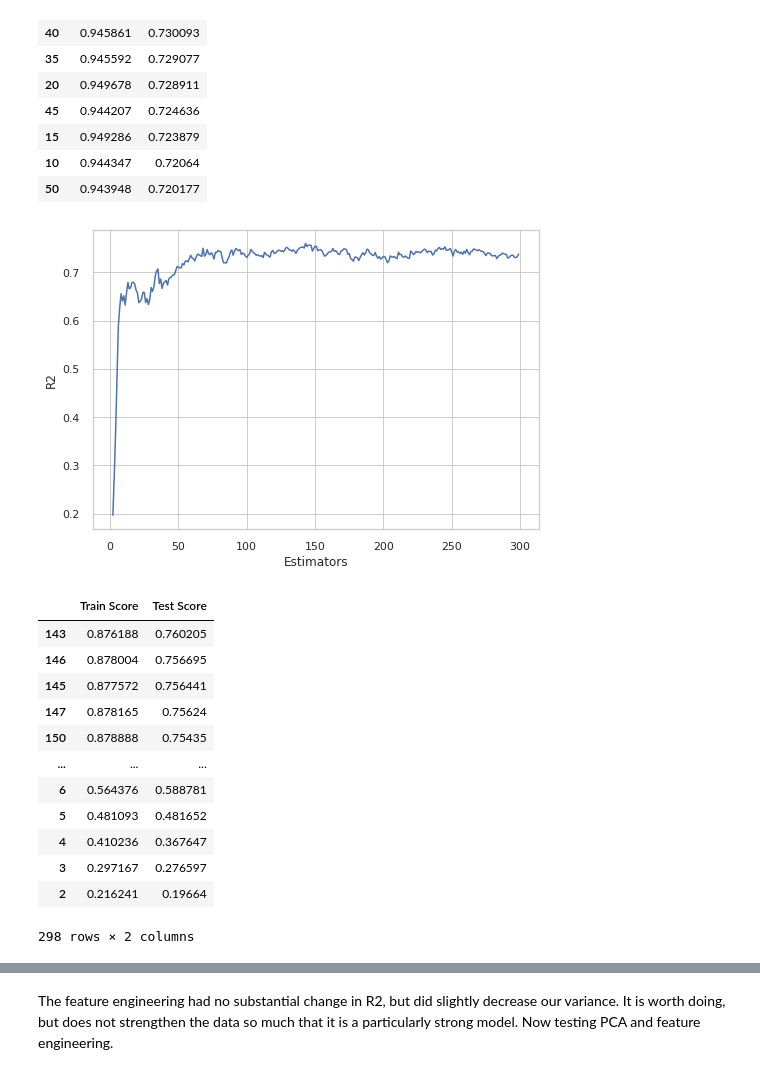
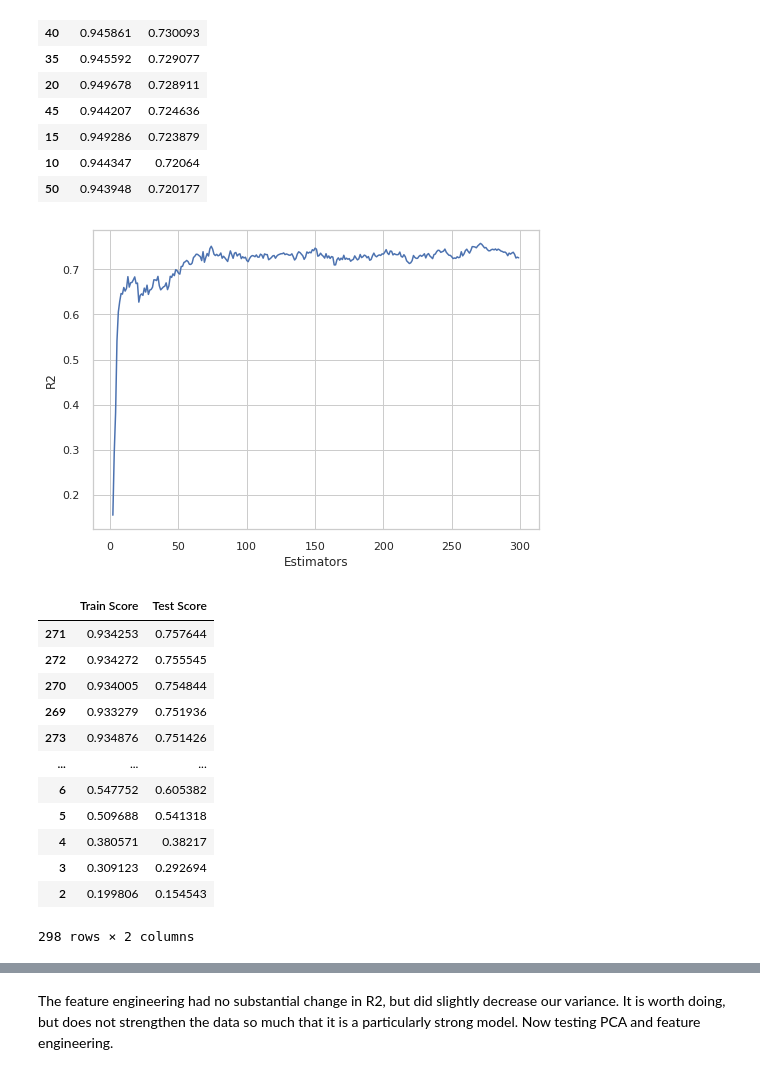
Before and after one commit to blakedshull/Project2, a Jupyter notebook: Project_2.ipynb, the cells around one changed output, grey strips where cells are left out. Drawn from its saved outputs; the diff is of its cells as text; code cells hidden in the pictures.

```diff
--- a/Project_2.ipynb
+++ b/Project_2.ipynb
@@ -838,5 +992,5 @@ df.head()
 | 3 | 2013.5 | 13.3 | 561.98450 | 5 | 24.98746 | 121.54391 | ... |
 | 4 | 2012.8333333 | 5.0 | 390.56840 | 5 | 24.97937 | 121.54245 | ... |
 # %%
-df = df.drop(columns=['transaction date'])
+df2 = df2.drop(columns=['transaction date'])
 # %%
@@ -889,10 +1044,13 @@ plt.xticks(rotation = 45)
 [figure]
 # %% [markdown]
 Now, to check the effect of feature engineering, I will be doing the same regression, tuning, and metrics as above.
+# %%
+X3 = df2.drop(columns=['house price of unit area'])
+y3 = df2['house price of unit area']
 # %%
-X_train, X_test, y_train, y_test = train_test_split(X, y, random_state=42)
+X3_train, X3_test, y3_train, y3_test = train_test_split(X3, y3, random_state=42)
 scaler = StandardScaler()
-ohe = ohe = OneHotEncoder(sparse=False)
+ohe = OneHotEncoder(sparse=False)
 # %%
 from sklearn import set_config
 set_config(display='diagram')
@@ -928,6 +1086,9 @@ ColumnTransformer(transformers=[('pipeline-1',
 # %%
 bag_tree = BaggingRegressor(random_state = 42)
 bag_pipe_proc = make_pipeline(preprocessor, bag_tree)
-bag_pipe_proc.fit(X_train, y_train)
-evaluate(bag_pipe_proc, X_train, X_test, y_train, y_test)
+bag_pipe_proc.fit(X3_train, y3_train)
+print('Training')
+eval(y3_train, bag_pipe_proc.predict(X3_train))
+print('Testing')
+eval(y3_test, bag_pipe_proc.predict(X3_test))
 # %% [output]
@@ -1030,34 +1226,34 @@ bag_scores_proc
 # %%
 samples_proc = list(range(2, 300))
 bag_scores2_proc = pd.DataFrame(index=samples_proc, columns=['Train Score', 'Test Score'])
 for sample_proc in samples_proc:
    bag_reg_fin_p = BaggingRegressor(max_samples=sample_proc, random_state=42, n_estimators=30)
    bag_reg_fin_proc = make_pipeline(preprocessor, bag_reg_fin_p)
-   bag_reg_fin_proc.fit(X_train, y_train)
-   bag_train_score2_proc = bag_reg_fin_proc.score(X_train, y_train)
-   bag_test_score2_proc = bag_reg_fin_proc.score(X_test, y_test)
+   bag_reg_fin_proc.fit(X3_train, y3_train)
+   bag_train_score2_proc = bag_reg_fin_proc.score(X3_train, y3_train)
+   bag_test_score2_proc = bag_reg_fin_proc.score(X3_test, y3_test)
    bag_scores2_proc.loc[sample_proc, 'Train Score'] = bag_train_score2_proc
    bag_scores2_proc.loc[sample_proc, 'Test Score'] = bag_test_score2_proc
 
 plt.xlabel('Estimators')
 plt.ylabel('R2');
 plt.plot(bag_scores2_proc['Test Score'])
 plt.show()
 bag_scores2_proc = bag_scores2_proc.sort_values(by='Test Score', ascending=False)
 bag_scores2_proc
 # %% [output]
-[figure, old version]
+[figure, new version]
 |  | Train Score | Test Score |
-| 143 | 0.876188 | 0.760205 |
-| 146 | 0.878004 | 0.756695 |
-| 145 | 0.877572 | 0.756441 |
-| 147 | 0.878165 | 0.75624 |
-| 150 | 0.878888 | 0.75435 |
+| 271 | 0.934253 | 0.757644 |
+| 272 | 0.934272 | 0.755545 |
+| 270 | 0.934005 | 0.754844 |
+| 269 | 0.933279 | 0.751936 |
+| 273 | 0.934876 | 0.751426 |
 | ... | ... | ... |
-| 6 | 0.564376 | 0.588781 |
-| 5 | 0.481093 | 0.481652 |
-| 4 | 0.410236 | 0.367647 |
-| 3 | 0.297167 | 0.276597 |
-| 2 | 0.216241 | 0.19664 |
+| 6 | 0.547752 | 0.605382 |
+| 5 | 0.509688 | 0.541318 |
+| 4 | 0.380571 | 0.38217 |
+| 3 | 0.309123 | 0.292694 |
+| 2 | 0.199806 | 0.154543 |
 298 rows × 2 columns
 # %%
```
Also changed, not shown: parts of 44 cells of this notebook.
